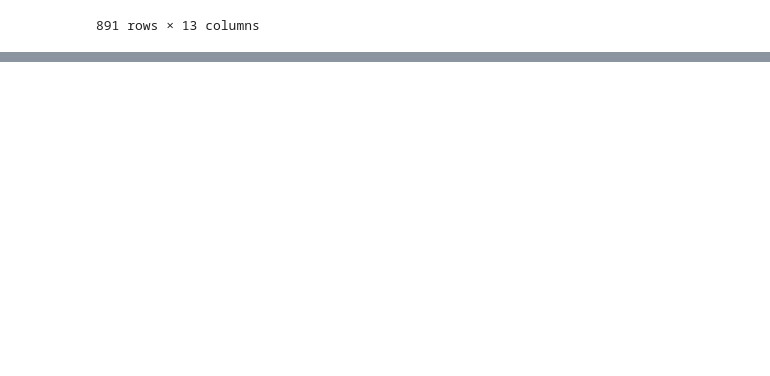
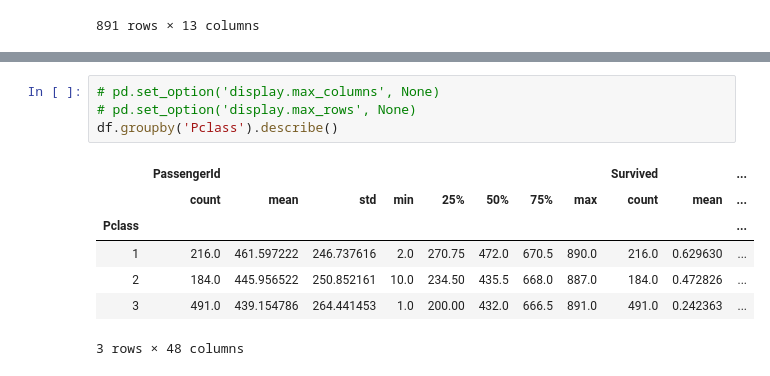
Before and after one commit to ef2m1y/ds-basic, a Jupyter notebook: Pandas.ipynb, the cells around one changed output, grey strips where cells are left out. Saved outputs shown, nothing was run; the diff lists cells and outputs as text; blank space fills up the shorter version.

```diff
--- a/Pandas.ipynb
+++ b/Pandas.ipynb
@@ -713,0 +799,12 @@ df
+# %%
+# pd.set_option('display.max_columns', None)
+# pd.set_option('display.max_rows', None)
+df.groupby('Pclass').describe()
+# %% [output]
+|  | PassengerId |  |  |  |  |  |  |  | Survived |  | ... |
+|  | count | mean | std | min | 25% | 50% | 75% | max | count | mean | ... |
+| Pclass |  |  |  |  |  |  |  |  |  |  | ... |
+| 1 | 216.0 | 461.597222 | 246.737616 | 2.0 | 270.75 | 472.0 | 670.5 | 890.0 | 216.0 | 0.629630 | ... |
+| 2 | 184.0 | 445.956522 | 250.852161 | 10.0 | 234.50 | 435.5 | 668.0 | 887.0 | 184.0 | 0.472826 | ... |
+| 3 | 491.0 | 439.154786 | 264.441453 | 1.0 | 200.00 | 432.0 | 666.5 | 891.0 | 491.0 | 0.242363 | ... |
+3 rows × 48 columns
```
Also changed, not shown: parts of 16 cells of this notebook.
